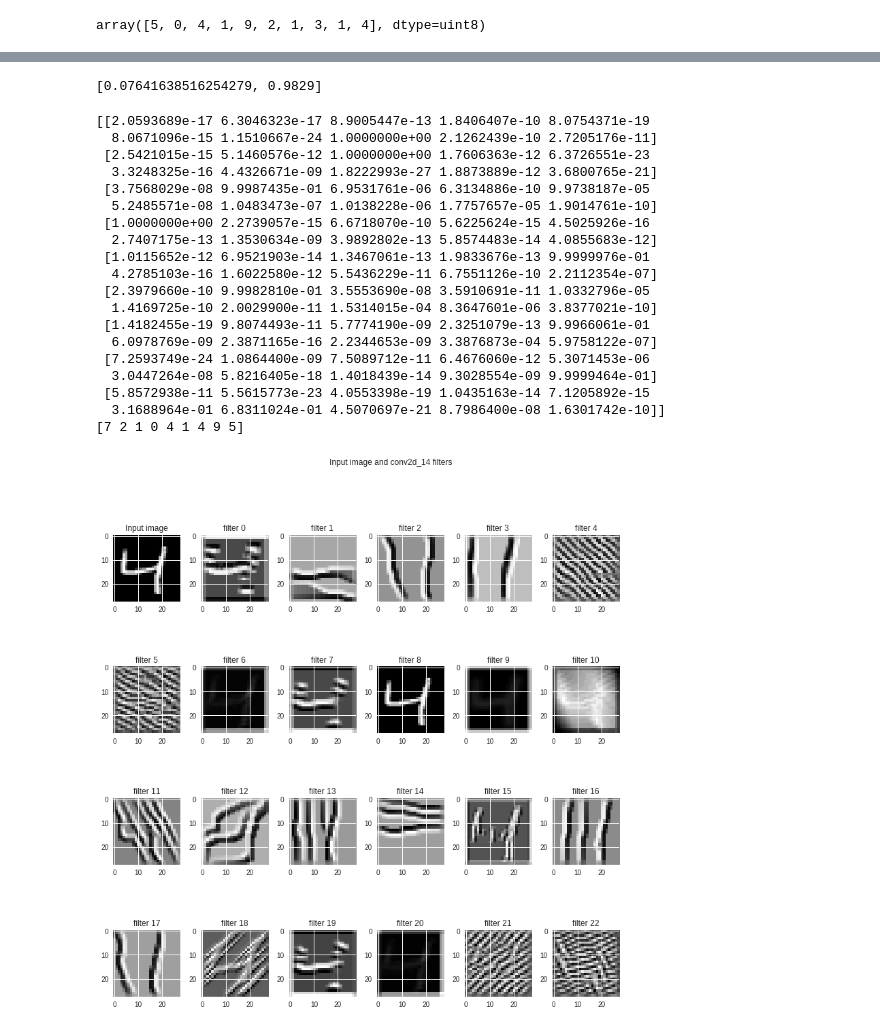
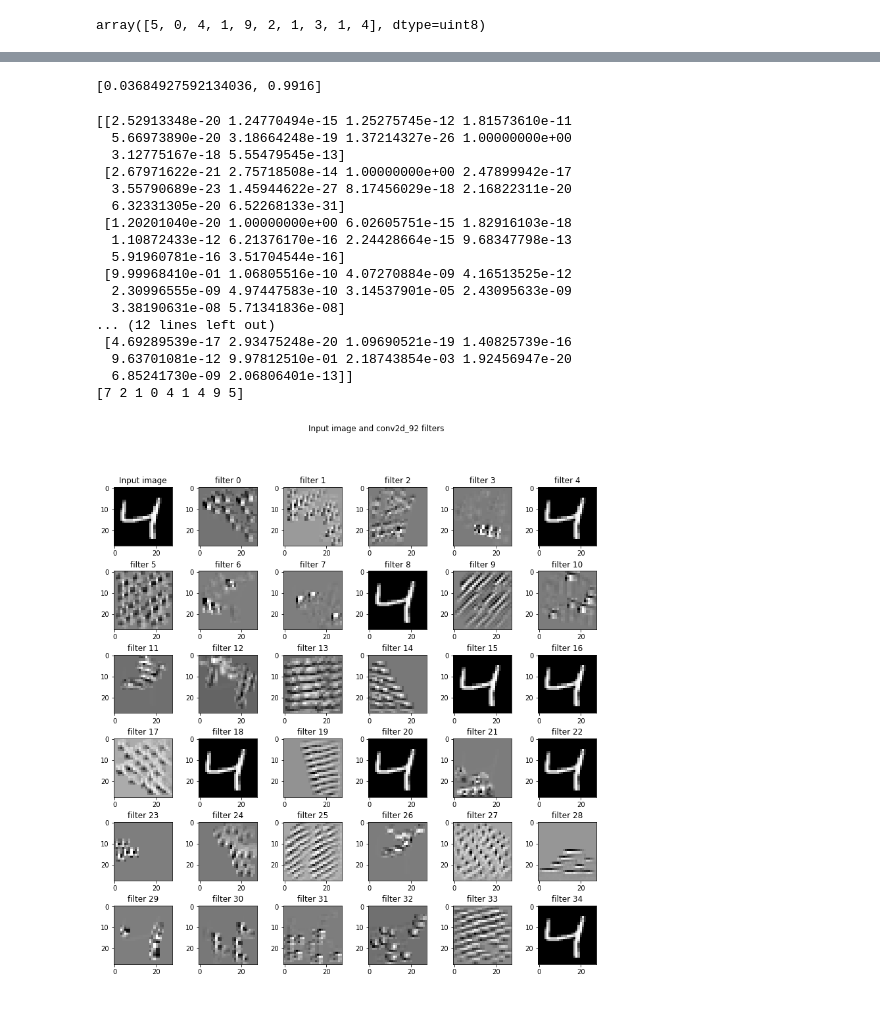
Before and after one commit to neel17/EIP, a Jupyter notebook: 1st_DNN.ipynb, the cells around one changed output, grey strips where cells are left out. Saved outputs shown, nothing was run; the diff lists cells and outputs as text; code cells hidden in the pictures.

```diff
--- a/1st_DNN.ipynb
+++ b/1st_DNN.ipynb
@@ -75,3 +74,15 @@ model.add(Activation('softmax'))
+# %%
+model = Sequential()
+model.add(Convolution2D(32, kernel_size=(3, 3),
+                 activation='relu',
+                 input_shape=(28,28,1)))
+model.add(Convolution2D(64, (3, 3), activation='relu'))
+model.add(MaxPooling2D(pool_size=(2, 2)))
+model.add(Dropout(0.25))
+model.add(Flatten())
+model.add(Dense(128, activation='relu'))
+model.add(Dropout(0.5))
+model.add(Dense(10, activation='softmax'))
 # %%
 model.summary()
 # %% [output]
@@ -97,5 +124,5 @@ model.compile(loss='categorical_crossentropy',
              optimizer='adam',
              metrics=['accuracy'])
 # %%
-model.fit(X_train, Y_train, batch_size=32, nb_epoch=10, verbose=1)
+model.fit(X_train, Y_train, batch_size=16, nb_epoch=20, verbose=1)
 # %% [output]
@@ -120,31 +149,29 @@ score = model.evaluate(X_test, Y_test, verbose=0)
 # %%
 print(score)
 # %% [output]
-[0.07641638516254279, 0.9829]
+[0.03684927592134036, 0.9916]
 # %%
 y_pred = model.predict(X_test)
 # %%
 print(y_pred[:9])
 print(y_test[:9])
 # %% [output]
-[[2.0593689e-17 6.3046323e-17 8.9005447e-13 1.8406407e-10 8.0754371e-19
-  8.0671096e-15 1.1510667e-24 1.0000000e+00 2.1262439e-10 2.7205176e-11]
- [2.5421015e-15 5.1460576e-12 1.0000000e+00 1.7606363e-12 6.3726551e-23
-  3.3248325e-16 4.4326671e-09 1.8222993e-27 1.8873889e-12 3.6800765e-21]
- [3.7568029e-08 9.9987435e-01 6.9531761e-06 6.3134886e-10 9.9738187e-05
-  5.2485571e-08 1.0483473e-07 1.0138228e-06 1.7757657e-05 1.9014761e-10]
- [1.0000000e+00 2.2739057e-15 6.6718070e-10 5.6225624e-15 4.5025926e-16
-  2.7407175e-13 1.3530634e-09 3.9892802e-13 5.8574483e-14 4.0855683e-12]
- [1.0115652e-12 6.9521903e-14 1.3467061e-13 1.9833676e-13 9.9999976e-01
-  4.2785103e-16 1.6022580e-12 5.5436229e-11 6.7551126e-10 2.2112354e-07]
- [2.3979660e-10 9.9982810e-01 3.5553690e-08 3.5910691e-11 1.0332796e-05
-  1.4169725e-10 2.0029900e-11 1.5314015e-04 8.3647601e-06 3.8377021e-10]
- [1.4182455e-19 9.8074493e-11 5.7774190e-09 2.3251079e-13 9.9966061e-01
-  6.0978769e-09 2.3871165e-16 2.2344653e-09 3.3876873e-04 5.9758122e-07]
- [7.2593749e-24 1.0864400e-09 7.5089712e-11 6.4676060e-12 5.3071453e-06
-  3.0447264e-08 5.8216405e-18 1.4018439e-14 9.3028554e-09 9.9999464e-01]
- [5.8572938e-11 5.5615773e-23 4.0553398e-19 1.0435163e-14 7.1205892e-15
-  3.1688964e-01 6.8311024e-01 4.5070697e-21 8.7986400e-08 1.6301742e-10]]
+[[2.52913348e-20 1.24770494e-15 1.25275745e-12 1.81573610e-11
+  5.66973890e-20 3.18664248e-19 1.37214327e-26 1.00000000e+00
+  3.12775167e-18 5.55479545e-13]
+ [2.67971622e-21 2.75718508e-14 1.00000000e+00 2.47899942e-17
+  3.55790689e-23 1.45944622e-27 8.17456029e-18 2.16822311e-20
+  6.32331305e-20 6.52268133e-31]
+ [1.20201040e-20 1.00000000e+00 6.02605751e-15 1.82916103e-18
+  1.10872433e-12 6.21376170e-16 2.24428664e-15 9.68347798e-13
+  5.91960781e-16 3.51704544e-16]
+ [9.99968410e-01 1.06805516e-10 4.07270884e-09 4.16513525e-12
+  2.30996555e-09 4.97447583e-10 3.14537901e-05 2.43095633e-09
+  3.38190631e-08 5.71341836e-08]
+... (12 lines left out)
+ [4.69289539e-17 2.93475248e-20 1.09690521e-19 1.40825739e-16
+  9.63701081e-12 9.97812510e-01 2.18743854e-03 1.92456947e-20
+  6.85241730e-09 2.06806401e-13]]
 [7 2 1 0 4 1 4 9 5]
 # %%
 layer_dict = dict([(layer.name, layer) for layer in model.layers])
@@ -171,7 +198,7 @@ def deprocess_image(x):
     return x
 
 def vis_img_in_filter(img = np.array(X_train[2]).reshape((1, 28, 28, 1)).astype(np.float64),
-                      layer_name = 'conv2d_14'):
+                      layer_name = 'conv2d_92'):
     layer_output = layer_dict[layer_name].output
     img_ascs = list()
     for filter_index in range(layer_output.shape[3]):
@@ -194,31 +221,31 @@ def vis_img_in_filter(img = np.array(X_train[2]).reshape((1, 28, 28, 1)).astype(
         img_asc = np.array(img)
         # run gradient ascent for 20 steps
         for i in range(20):
             loss_value, grads_value = iterate([img_asc])
             img_asc += grads_value * step
 
         img_asc = img_asc[0]
         img_ascs.append(deprocess_image(img_asc).reshape((28, 28)))
 
     if layer_output.shape[3] >= 35:
         plot_x, plot_y = 6, 6
     elif layer_output.shape[3] >= 23:
         plot_x, plot_y = 4, 6
     elif layer_output.shape[3] >= 11:
         plot_x, plot_y = 2, 6
     else:
         plot_x, plot_y = 1, 2
     fig, ax = plt.subplots(plot_x, plot_y, figsize = (12, 12))
     ax[0, 0].imshow(img.reshape((28, 28)), cmap = 'gray')
     ax[0, 0].set_title('Input image')
     fig.suptitle('Input image and %s filters' % (layer_name,))
     fig.tight_layout(pad = 0.3, rect = [0, 0, 0.9, 0.9])
     for (x, y) in [(i, j) for i in range(plot_x) for j in range(plot_y)]:
         if x == 0 and y == 0:
             continue
         ax[x, y].imshow(img_ascs[x * plot_y + y - 1], cmap = 'gray')
         ax[x, y].set_title('filter %d' % (x * plot_y + y - 1))
 
 vis_img_in_filter()
 # %% [output]
-[figure, old version]
+[figure, new version]
```
Also changed, not shown: parts of 11 cells of this notebook.
